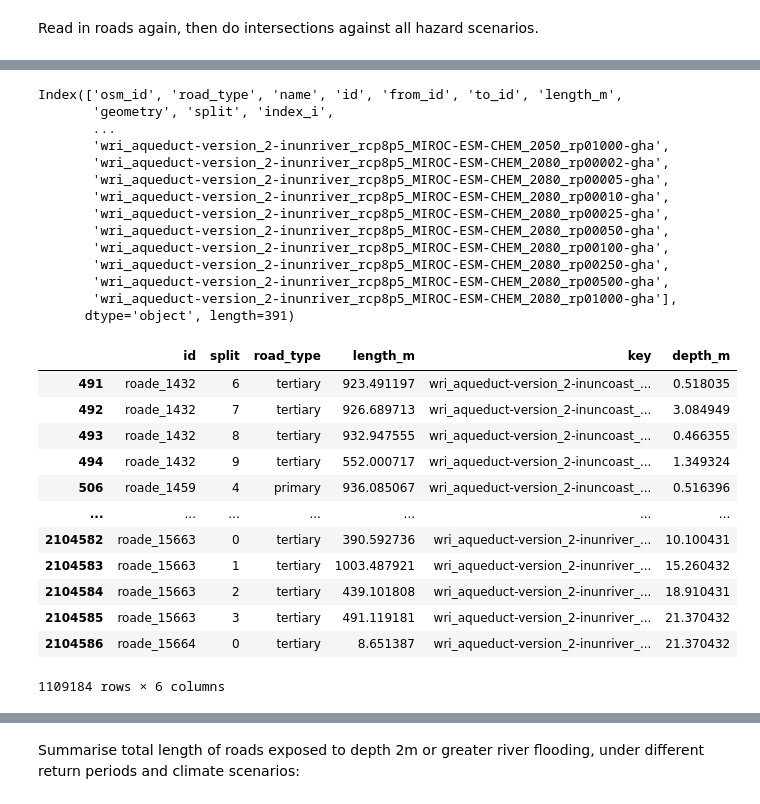
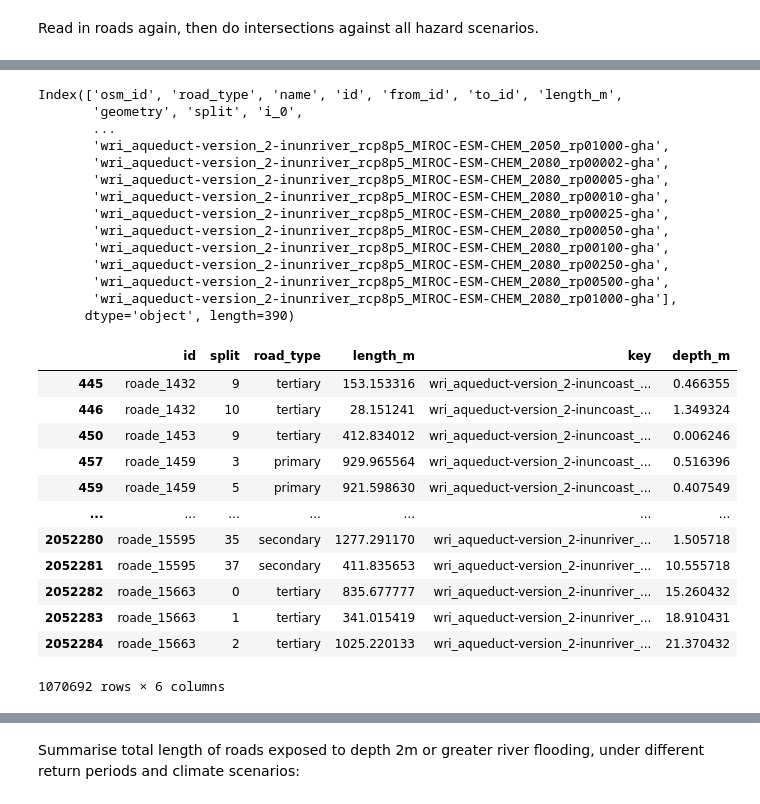
Before and after one commit to nismod/snail, a Jupyter notebook: tutorials/02-assess-damage-and-disruption.ipynb, the cells around one changed output, grey strips where cells are left out. Cells and saved outputs as stored; diff of their text form; code cells hidden in the pictures.

```diff
--- a/tutorials/02-assess-damage-and-disruption.ipynb
+++ b/tutorials/02-assess-damage-and-disruption.ipynb
@@ -57,6 +57,9 @@ data_folder = Path("../data")
 # %% [markdown]
 List all the hazard files in the `flood_layer` folder:
 # %%
-hazard_files = sorted(glob(str(data_folder / "flood_layer/gha/wri_aqueduct_version_2/*.tif")))
-len(hazard_files)
+hazard_paths = sorted(glob(str(data_folder / "flood_layer/gha/wri_aqueduct_version_2/wri*.tif")))
+hazard_files = pd.DataFrame({"path": hazard_paths})
+hazard_files["key"] = [Path(path).stem for path in hazard_paths]
+hazard_files, grids = snail.io.extend_rasters_metadata(hazard_files)
+hazard_files
 # %% [output]
@@ -64,10 +79,11 @@ len(hazard_files)
+# %%
+assert len(grids) == 1
+grid = grids[0]
 # %% [markdown]
 Read in roads again, then do intersections against all hazard scenarios.
 # %%
 roads_file = data_folder / "GHA_OSM_roads.gpkg"
-roads = gpd.read_file(
-    roads_file, layer="edges"
-)
+roads = gpd.read_file(roads_file, layer="edges")
 roads.head(2)
 # %% [output]
 |  | osm_id | road_type | name | id | from_id | to_id | length_m | geometry |
@@ -79,8 +95,6 @@ roads.head(2)
 # TODO top-level "overlay_rasters"
 # TODO for vector in vectors / for raster in rasters "overlay_raster"
 
-# helper to read all, check if any are different
-grid, bands = snail.io.read_raster_metadata(hazard_files[0])
 
 # push into split_linestrings, flag to disable
 prepared = snail.intersection.prepare_linestrings(roads)
@@ -88,17 +102,9 @@ prepared = snail.intersection.prepare_linestrings(roads)
 flood_intersections = snail.intersection.split_linestrings(prepared, grid)
 
 # push into split_linestrings
-flood_intersections = snail.intersection.apply_indices(flood_intersections, grid)
+flood_intersections = snail.intersection.apply_indices(flood_intersections, grid, index_i="i_0", index_j="j_0")
 
-raster_data: dict[str, pd.Series] = {}
-# associate hazard data (flood depths) with split roads
-for hazard_file in tqdm(hazard_files):
-    key = os.path.basename(hazard_file).replace(".tif", "")
-    raster_data[key] = snail.io.associate_raster_file(flood_intersections, hazard_file)
-
-raster_data = pd.DataFrame(raster_data)
-flood_intersections = pd.concat([flood_intersections, raster_data], axis="columns")
-
+flood_intersections = snail.io.associate_raster_files(flood_intersections, hazard_files)
 
 # calculate the length of each stretch of road
 # don't include in snail wrapper top-level function
@@ -117,7 +123,7 @@ flood_intersections.to_parquet(output_file)
 flood_intersections.columns
 # %% [output]
 Index(['osm_id', 'road_type', 'name', 'id', 'from_id', 'to_id', 'length_m',
-       'geometry', 'split', 'index_i',
+       'geometry', 'split', 'i_0',
        ...
        'wri_aqueduct-version_2-inunriver_rcp8p5_MIROC-ESM-CHEM_2050_rp01000-gha',
        'wri_aqueduct-version_2-inunriver_rcp8p5_MIROC-ESM-CHEM_2080_rp00002-gha',
@@ -129,34 +135,34 @@ Index(['osm_id', 'road_type', 'name', 'id', 'from_id', 'to_id', 'length_m',
        'wri_aqueduct-version_2-inunriver_rcp8p5_MIROC-ESM-CHEM_2080_rp00250-gha',
        'wri_aqueduct-version_2-inunriver_rcp8p5_MIROC-ESM-CHEM_2080_rp00500-gha',
        'wri_aqueduct-version_2-inunriver_rcp8p5_MIROC-ESM-CHEM_2080_rp01000-gha'],
-      dtype='object', length=391)
+      dtype='object', length=390)
 # %%
 data_cols = [col for col in flood_intersections.columns if "wri" in col]
 # %%
 # find any max depth and filter > 0
 all_intersections = flood_intersections[flood_intersections[data_cols].max(axis=1) > 0]
 # subset columns
 all_intersections = all_intersections.drop(columns=[
-    'osm_id', 'name', 'from_id', 'to_id', 'geometry', 'index_i', 'index_j'
+    'osm_id', 'name', 'from_id', 'to_id', 'geometry', 'i_0', 'j_0'
 ])
 # melt and check again for depth
 all_intersections = all_intersections.melt(id_vars=['id', 'split', 'road_type', 'length_m'], value_vars=data_cols, var_name='key', value_name='depth_m') \
     .query('depth_m > 0')
 all_intersections
 # %% [output]
 |  | id | split | road_type | length_m | key | depth_m |
-| 491 | roade_1432 | 6 | tertiary | 923.491197 | wri_aqueduct-version_2-inuncoast_... | 0.518035 |
-| 492 | roade_1432 | 7 | tertiary | 926.689713 | wri_aqueduct-version_2-inuncoast_... | 3.084949 |
-| 493 | roade_1432 | 8 | tertiary | 932.947555 | wri_aqueduct-version_2-inuncoast_... | 0.466355 |
-| 494 | roade_1432 | 9 | tertiary | 552.000717 | wri_aqueduct-version_2-inuncoast_... | 1.349324 |
-| 506 | roade_1459 | 4 | primary | 936.085067 | wri_aqueduct-version_2-inuncoast_... | 0.516396 |
+| 445 | roade_1432 | 9 | tertiary | 153.153316 | wri_aqueduct-version_2-inuncoast_... | 0.466355 |
+| 446 | roade_1432 | 10 | tertiary | 28.151241 | wri_aqueduct-version_2-inuncoast_... | 1.349324 |
+| 450 | roade_1453 | 9 | tertiary | 412.834012 | wri_aqueduct-version_2-inuncoast_... | 0.006246 |
+| 457 | roade_1459 | 3 | primary | 929.965564 | wri_aqueduct-version_2-inuncoast_... | 0.516396 |
+| 459 | roade_1459 | 5 | primary | 921.598630 | wri_aqueduct-version_2-inuncoast_... | 0.407549 |
 | ... | ... | ... | ... | ... | ... | ... |
-| 2104582 | roade_15663 | 0 | tertiary | 390.592736 | wri_aqueduct-version_2-inunriver_... | 10.100431 |
-| 2104583 | roade_15663 | 1 | tertiary | 1003.487921 | wri_aqueduct-version_2-inunriver_... | 15.260432 |
-| 2104584 | roade_15663 | 2 | tertiary | 439.101808 | wri_aqueduct-version_2-inunriver_... | 18.910431 |
-| 2104585 | roade_15663 | 3 | tertiary | 491.119181 | wri_aqueduct-version_2-inunriver_... | 21.370432 |
-| 2104586 | roade_15664 | 0 | tertiary | 8.651387 | wri_aqueduct-version_2-inunriver_... | 21.370432 |
+| 2052280 | roade_15595 | 35 | secondary | 1277.291170 | wri_aqueduct-version_2-inunriver_... | 1.505718 |
+| 2052281 | roade_15595 | 37 | secondary | 411.835653 | wri_aqueduct-version_2-inunriver_... | 10.555718 |
+| 2052282 | roade_15663 | 0 | tertiary | 835.677777 | wri_aqueduct-version_2-inunriver_... | 15.260432 |
+| 2052283 | roade_15663 | 1 | tertiary | 341.015419 | wri_aqueduct-version_2-inunriver_... | 18.910431 |
+| 2052284 | roade_15663 | 2 | tertiary | 1025.220133 | wri_aqueduct-version_2-inunriver_... | 21.370432 |
-1109184 rows × 6 columns
+1070692 rows × 6 columns
 # %%
 river = all_intersections[all_intersections.key.str.contains('inunriver')]
 coast = all_intersections[all_intersections.key.str.contains('inuncoast')]
```
Also changed, not shown: parts of 19 cells of this notebook, 3 other files.
